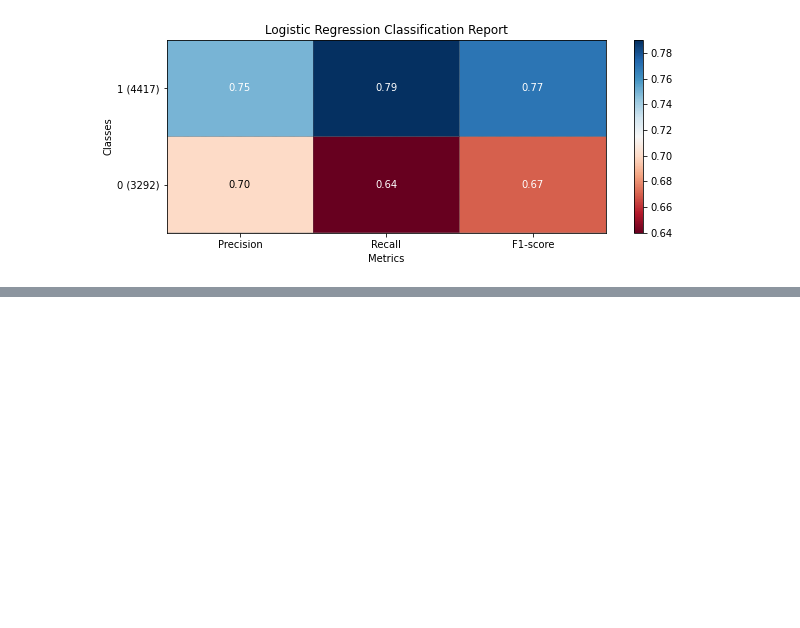
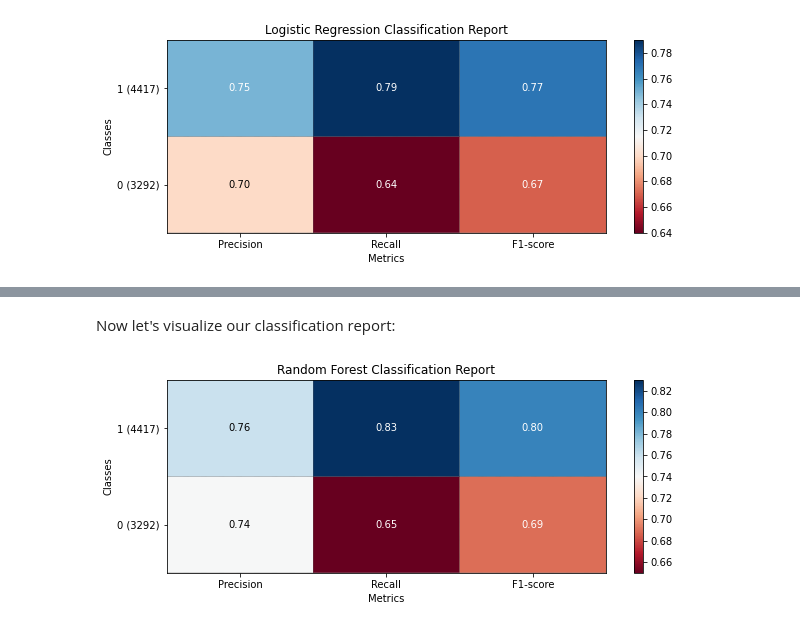
Before and after one commit to jackshendrikov/sentimento, a Jupyter notebook: Part II - Sentiment Analysis Classifications - Review and Comparison.ipynb, the cells around one changed output, grey strips where cells are left out. Drawn from its saved outputs; the diff is of its cells as text; code cells hidden in the pictures; blank space fills up the shorter version.

Commit message:
Add a Random Forest model and visualization of its results

```diff
--- a/Part II - Sentiment Analysis Classifications - Review and Comparison.ipynb
+++ b/Part II - Sentiment Analysis Classifications - Review and Comparison.ipynb
@@ -469,0 +476,7 @@ plot_classification_report(classification_report(y_test, logit.predict(x_test)),
+# %%
+from sklearn.ensemble import RandomForestClassifier
+
+clf = RandomForestClassifier(n_estimators=100)
+clf.fit(x_train, y_train)
+
+print("Accuracy Score:", str(round(clf.score(x_test,y_test), 4) * 100) + '%')
@@ -469,0 +497,6 @@ plot_classification_report(classification_report(y_test, logit.predict(x_test)),
+# %% [markdown]
+Now let's visualize our classification report:
+# %%
+plot_classification_report(classification_report(y_test, clf.predict(x_test)), title='Random Forest Classification Report')
+# %% [output]
+[figure, added]
```
Also changed, not shown: parts of 3 cells of this notebook.
